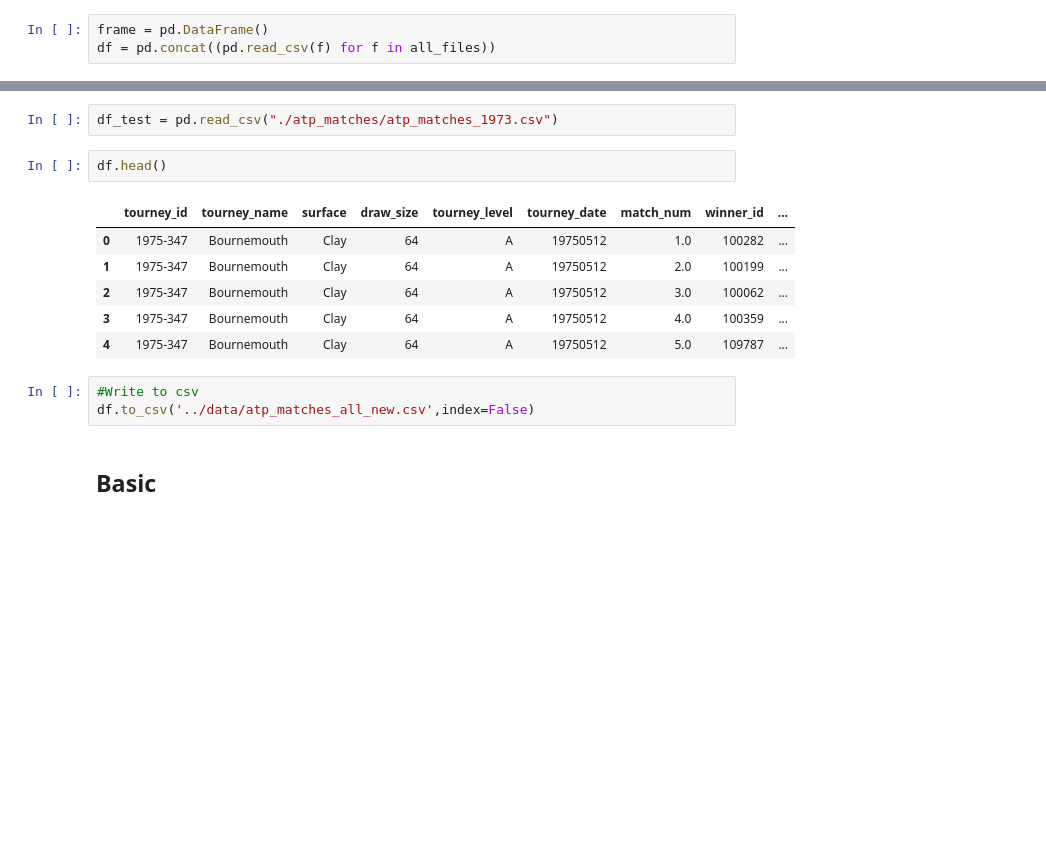
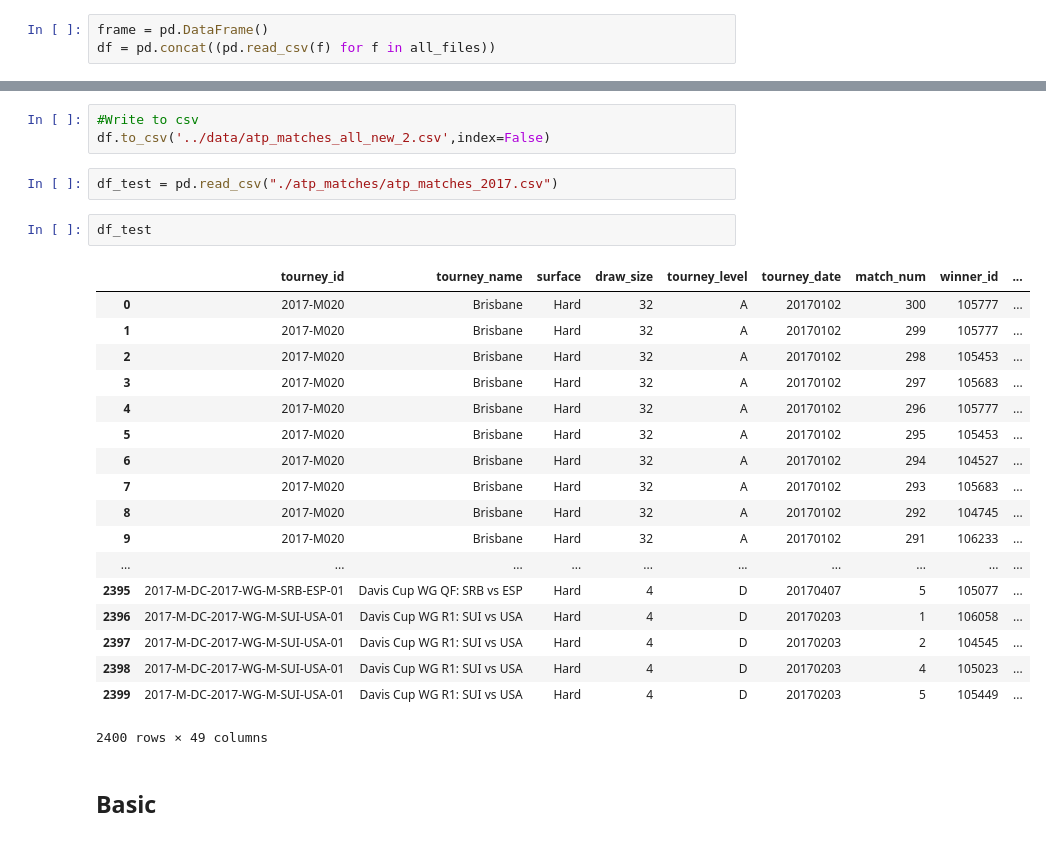
Before and after one commit to ilangurudev/tennis_big4, a Jupyter notebook: data/atp_matches_concat.ipynb, the cells around one changed output, grey strips where cells are left out. Drawn from its saved outputs; the diff is of its cells as text; blank space fills up the shorter version.

```diff
--- a/data/atp_matches_concat.ipynb
+++ b/data/atp_matches_concat.ipynb
@@ -20,17 +29,29 @@ df = pd.concat((pd.read_csv(f) for f in all_files))
+# %%
+#Write to csv
+df.to_csv('../data/atp_matches_all_new_2.csv',index=False)
 # %%
-df_test = pd.read_csv("./atp_matches/atp_matches_1973.csv")
+df_test = pd.read_csv("./atp_matches/atp_matches_2017.csv")
-# %%
-df.head()
-# %% [output]
-|  | tourney_id | tourney_name | surface | draw_size | tourney_level | tourney_date | match_num | winner_id | ... |
-| 0 | 1975-347 | Bournemouth | Clay | 64 | A | 19750512 | 1.0 | 100282 | ... |
-| 1 | 1975-347 | Bournemouth | Clay | 64 | A | 19750512 | 2.0 | 100199 | ... |
-| 2 | 1975-347 | Bournemouth | Clay | 64 | A | 19750512 | 3.0 | 100062 | ... |
-| 3 | 1975-347 | Bournemouth | Clay | 64 | A | 19750512 | 4.0 | 100359 | ... |
-| 4 | 1975-347 | Bournemouth | Clay | 64 | A | 19750512 | 5.0 | 109787 | ... |
-# %%
-#Write to csv
-df.to_csv('../data/atp_matches_all_new.csv',index=False)
+# %%
+df_test
+# %% [output]
+|  | tourney_id | tourney_name | surface | draw_size | tourney_level | tourney_date | match_num | winner_id | ... |
+| 0 | 2017-M020 | Brisbane | Hard | 32 | A | 20170102 | 300 | 105777 | ... |
+| 1 | 2017-M020 | Brisbane | Hard | 32 | A | 20170102 | 299 | 105777 | ... |
+| 2 | 2017-M020 | Brisbane | Hard | 32 | A | 20170102 | 298 | 105453 | ... |
+| 3 | 2017-M020 | Brisbane | Hard | 32 | A | 20170102 | 297 | 105683 | ... |
+| 4 | 2017-M020 | Brisbane | Hard | 32 | A | 20170102 | 296 | 105777 | ... |
+| 5 | 2017-M020 | Brisbane | Hard | 32 | A | 20170102 | 295 | 105453 | ... |
+| 6 | 2017-M020 | Brisbane | Hard | 32 | A | 20170102 | 294 | 104527 | ... |
+| 7 | 2017-M020 | Brisbane | Hard | 32 | A | 20170102 | 293 | 105683 | ... |
+| 8 | 2017-M020 | Brisbane | Hard | 32 | A | 20170102 | 292 | 104745 | ... |
+| 9 | 2017-M020 | Brisbane | Hard | 32 | A | 20170102 | 291 | 106233 | ... |
+| ... | ... | ... | ... | ... | ... | ... | ... | ... | ... |
+| 2395 | 2017-M-DC-2017-WG-M-SRB-ESP-01 | Davis Cup WG QF: SRB vs ESP | Hard | 4 | D | 20170407 | 5 | 105077 | ... |
+| 2396 | 2017-M-DC-2017-WG-M-SUI-USA-01 | Davis Cup WG R1: SUI vs USA | Hard | 4 | D | 20170203 | 1 | 106058 | ... |
+| 2397 | 2017-M-DC-2017-WG-M-SUI-USA-01 | Davis Cup WG R1: SUI vs USA | Hard | 4 | D | 20170203 | 2 | 104545 | ... |
+| 2398 | 2017-M-DC-2017-WG-M-SUI-USA-01 | Davis Cup WG R1: SUI vs USA | Hard | 4 | D | 20170203 | 4 | 105023 | ... |
+| 2399 | 2017-M-DC-2017-WG-M-SUI-USA-01 | Davis Cup WG R1: SUI vs USA | Hard | 4 | D | 20170203 | 5 | 105449 | ... |
+2400 rows × 49 columns
 # %% [markdown]
 ## Basic
 # %%
```
Also changed, not shown: parts of 1 cell of this notebook, 3 other files.
